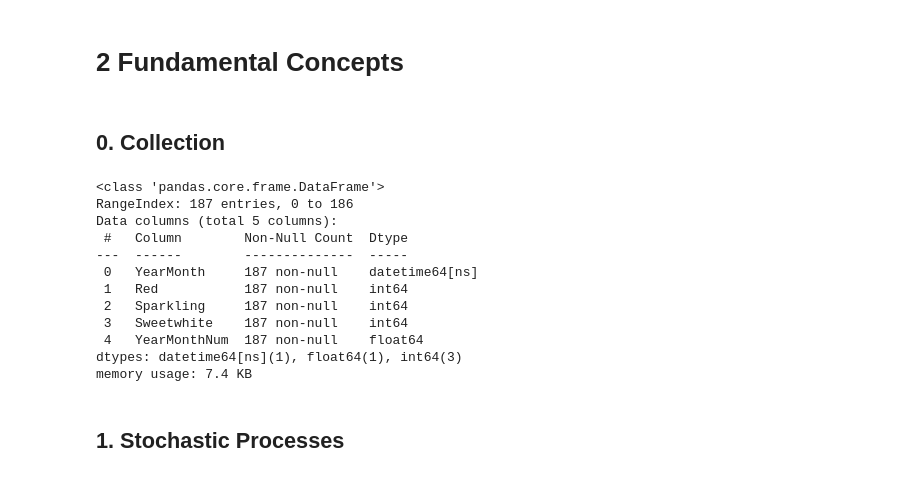
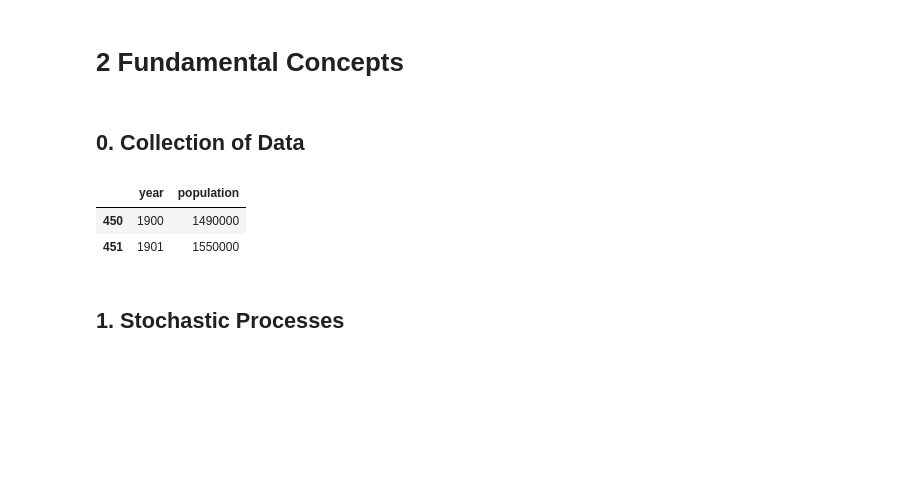
Before and after one commit to Bayan2019/kaz-gu, a Jupyter notebook: 01-ipynb/03-time-series-statistics/02-fundamentals.ipynb, the cells around one changed output. Drawn from its saved outputs; the diff is of its cells as text; code cells hidden in the pictures; blank space fills up the shorter version.

```diff
--- a/01-ipynb/03-time-series-statistics/02-fundamentals.ipynb
+++ b/01-ipynb/03-time-series-statistics/02-fundamentals.ipynb
@@ -13,7 +22,7 @@ warnings.filterwarnings("ignore")
 # %% [markdown]
 # 2 Fundamental Concepts
 # %% [markdown]
-## 0. Collection
+## 0. Collection of Data
 # %%
 winesSales = pd.read_csv("https://raw.githubusercontent.com/rajansharm/Time-Series-Analysis/refs/heads/master/AusWineSales.csv")
                          # index_col='YearMonth')
@@ -24,20 +33,19 @@ winesSales.YearMonth = pd.to_datetime(winesSales.YearMonth)
 winesSales.Sparkling = pd.to_numeric(winesSales.Sparkling)
 winesSales.Sweetwhite = pd.to_numeric(winesSales.Sweetwhite)
 winesSales['YearMonthNum'] = winesSales['YearMonth'].map(mdates.date2num)
-winesSales.info()
+# winesSales.info()
-# %% [output]
-<class 'pandas.core.frame.DataFrame'>
-RangeIndex: 187 entries, 0 to 186
-Data columns (total 5 columns):
- #   Column        Non-Null Count  Dtype
----  ------        --------------  -----
- 0   YearMonth     187 non-null    datetime64[ns]
- 1   Red           187 non-null    int64
- 2   Sparkling     187 non-null    int64
- 3   Sweetwhite    187 non-null    int64
- 4   YearMonthNum  187 non-null    float64
-dtypes: datetime64[ns](1), float64(1), int64(3)
-memory usage: 7.4 KB
+# %%
+populationUSA = pd.read_csv('https://raw.githubusercontent.com/JoshData/historical-state-population-csv/refs/heads/primary/historical_state_population_by_year.csv',
+                                names=['states', 'year', 'population'])
+# populationUSA.head(2)
+caPopulationUSA = populationUSA[populationUSA.states=='CA']
+# caPopulationUSA.set_index('year', inplace=True)
+caPopulationUSA.drop(['states'], axis=1, inplace=True)
+caPopulationUSA.head(2)
+# %% [output]
+|  | year | population |
+| 450 | 1900 | 1490000 |
+| 451 | 1901 | 1550000 |
 # %% [markdown]
 ## 1. Stochastic Processes
 # %% [markdown]
```
Also changed, not shown: parts of 16 cells of this notebook, 3 other files.
